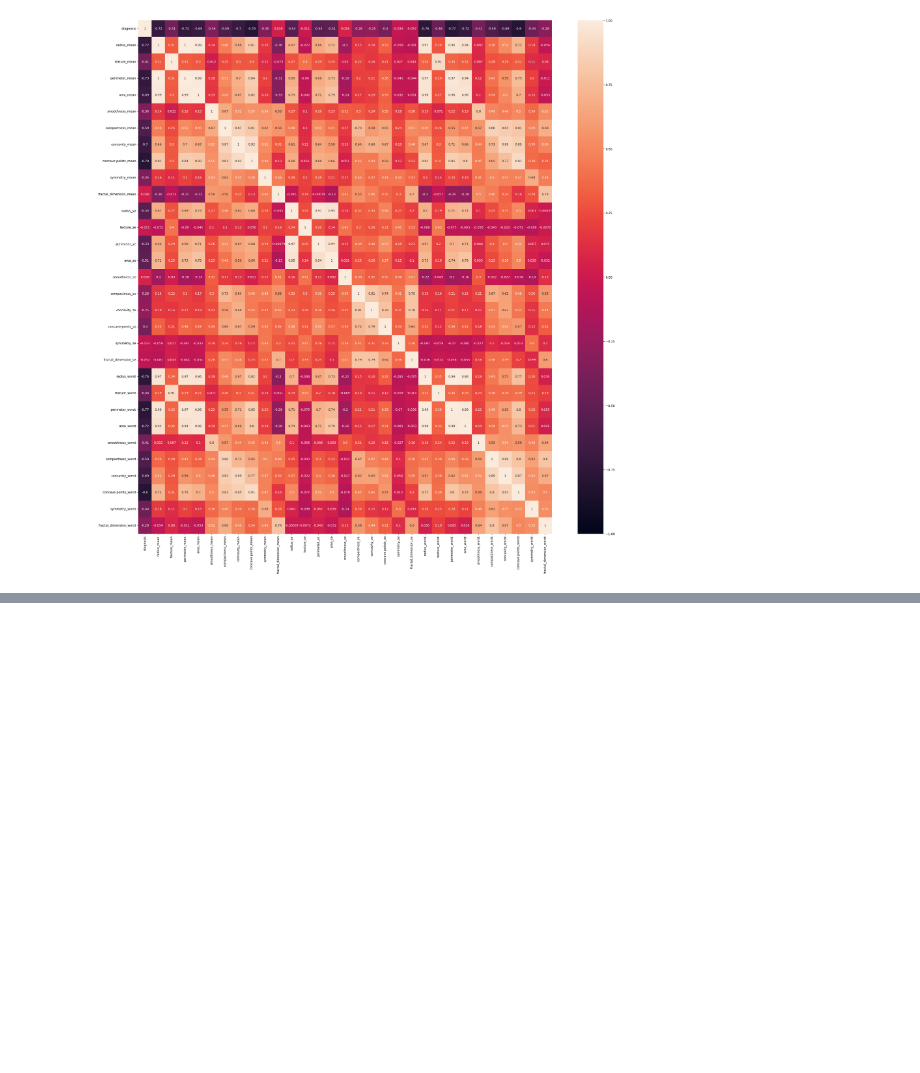
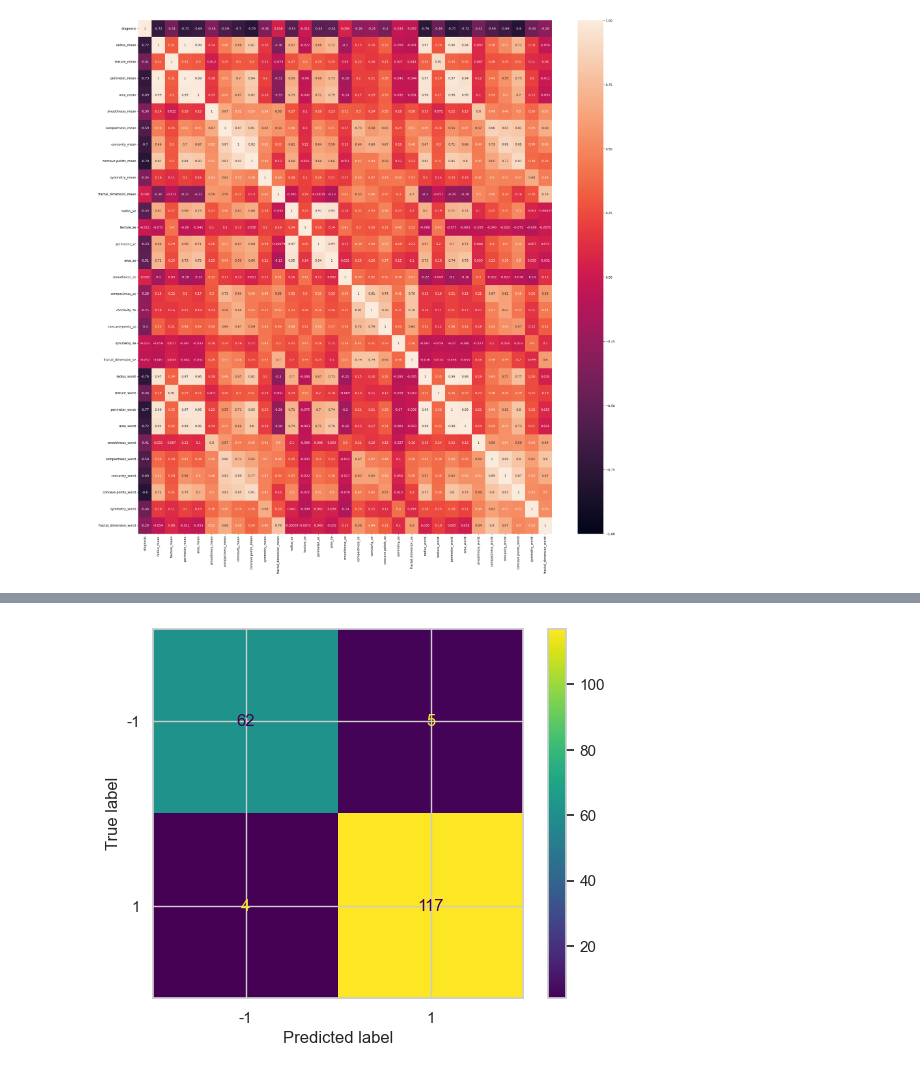
Before and after one commit to Alhag-Ali/Breast_cancer_classification, a Jupyter notebook: Cancer_Classification.ipynb, the cells around one changed output, grey strips where cells are left out. Saved outputs shown, nothing was run; the diff lists cells and outputs as text; code cells hidden in the pictures; blank space fills up the shorter version.

```diff
--- a/Cancer_Classification.ipynb
+++ b/Cancer_Classification.ipynb
@@ -8,6 +10,7 @@ import matplotlib.pylab as plt
 # %%
 # Import the data
 data_train = pd.read_csv(r"D:\Master\3_Semester\FreeLancing\breast-cancer_train.csv")
+data_test = pd.read_csv(r"D:\Master\3_Semester\FreeLancing\breast-cancer_test.csv")
 # %%
 data_train.head()
 # %% [output]
@@ -98,0 +172,7 @@ plt.show()
+# %%
+# Prepare the model
+y_train = data_train["diagnosis"] # our target variable
+X_train = data_train.drop(["diagnosis"], axis=1) # our predictors
+# %%
+y_test = data_test["diagnosis"] # our target variable
+X_test = data_test.drop(["diagnosis"], axis=1) # our predictors
@@ -98,0 +190,12 @@ plt.show()
+# %%
+from sklearn.model_selection import train_test_split
+from sklearn.linear_model import LogisticRegression
+
+# Create logistic regression model
+lr = LogisticRegression()
+
+# Train the model on the training data
+model = lr.fit(X_train, y_train)
+
+# Predict the target variable on the test data
+y_pred = lr.predict(X_test)
@@ -98,0 +222,5 @@ plt.show()
+# %%
+from sklearn.metrics import ConfusionMatrixDisplay
+C_matrix = ConfusionMatrixDisplay.from_estimator(model, X_test, y_test)
+# %% [output]
+[figure, added]
```
Also changed, not shown: parts of 11 cells of this notebook.
